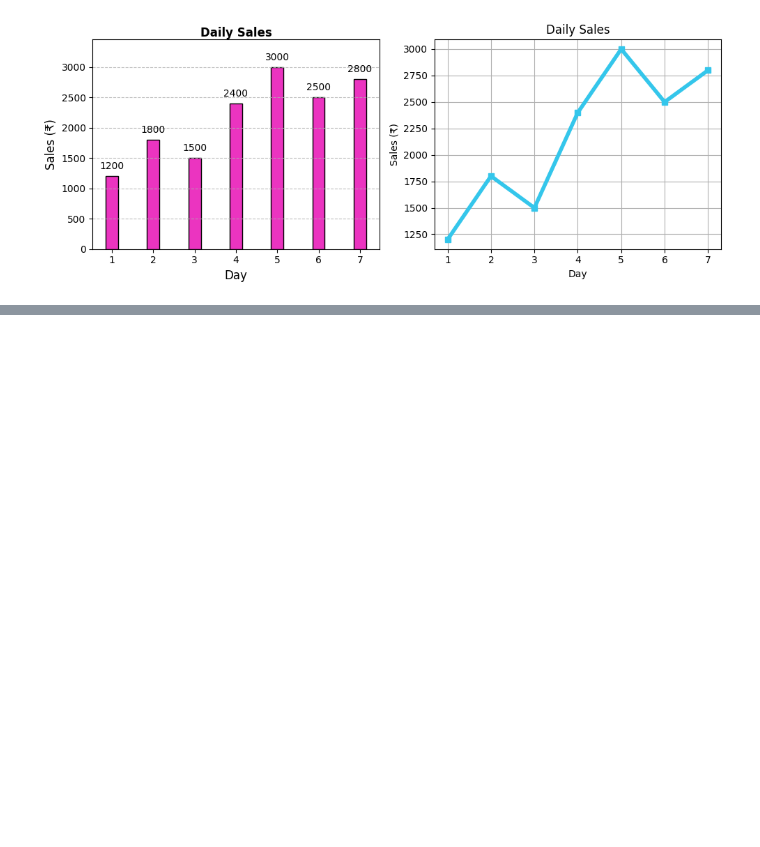
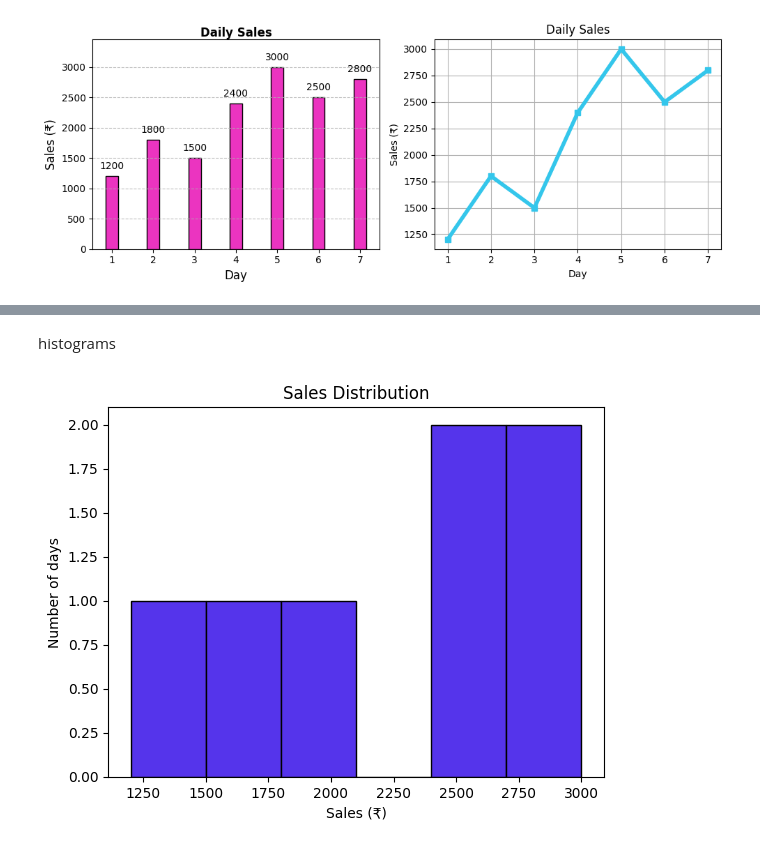
Before and after one commit to hariom2921-lang/practice, a Jupyter notebook: matplotlib.ipynb, the cells around one changed output, grey strips where cells are left out. Saved outputs shown, nothing was run; the diff lists cells and outputs as text; code cells hidden in the pictures; blank space fills up the shorter version.

```diff
--- a/matplotlib.ipynb
+++ b/matplotlib.ipynb
@@ -61,0 +87,14 @@ plt.show()
+# %% [markdown]
+histograms
+# %%
+import matplotlib.pyplot as plt
+
+sales = [1200, 1800, 1500, 2400, 3000, 2500, 2800]
+
+plt.hist(sales, bins=6, edgecolor="black", color="#5534eb")
+plt.title("Sales Distribution")
+plt.xlabel("Sales (₹)")
+plt.ylabel("Number of days")
+plt.show()
+# %% [output]
+[figure, added]
```
Also changed, not shown: parts of 5 cells of this notebook.
